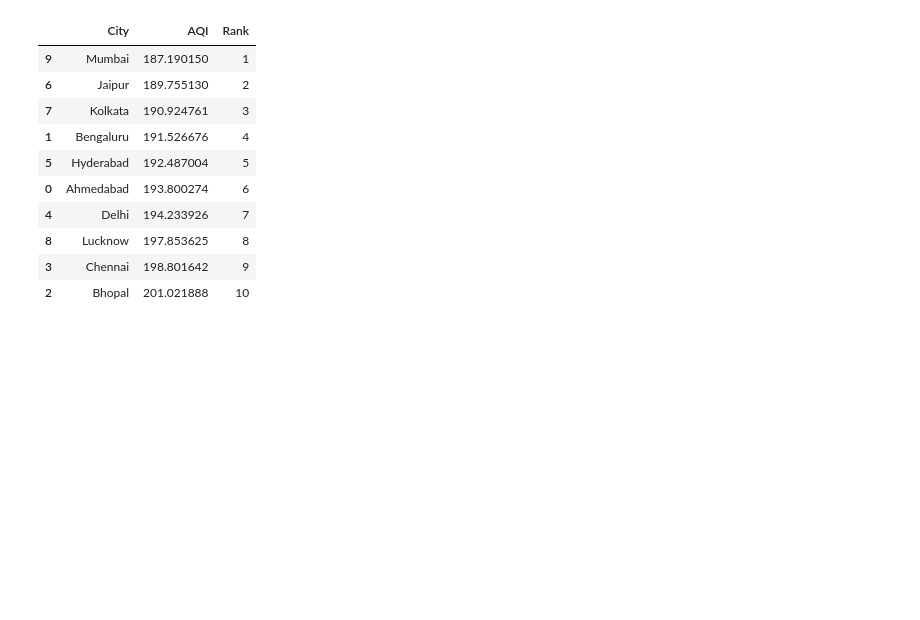
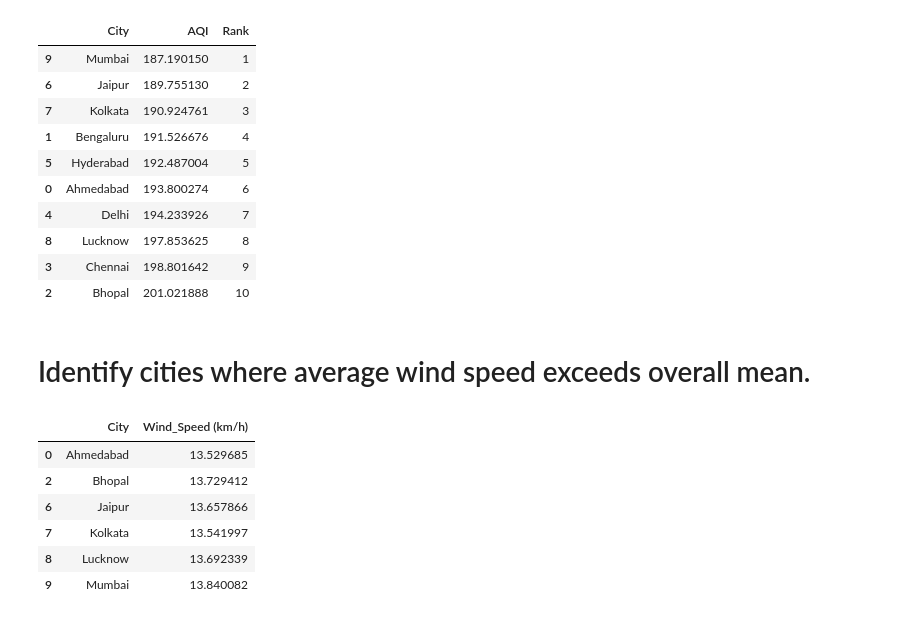
Before and after one commit to MuraliAirody/PyAi_Foundation, a Jupyter notebook: Practice/climate.ipynb, the cells around one changed output. Saved outputs shown, nothing was run; the diff lists cells and outputs as text; code cells hidden in the pictures; blank space fills up the shorter version.

```diff
--- a/Practice/climate.ipynb
+++ b/Practice/climate.ipynb
@@ -411,3 +411,19 @@ result.sort_values("Rank")
 | 8 | Lucknow | 197.853625 | 8 |
 | 3 | Chennai | 198.801642 | 9 |
 | 2 | Bhopal | 201.021888 | 10 |
+# %% [markdown]
+# Identify cities where average wind speed exceeds overall mean.
+# %%
+overall_windSpeed = master_data["Wind_Speed (km/h)"].mean()
+
+avg_windSpeed = master_data.groupby("City")["Wind_Speed (km/h)"].mean().reset_index()
+
+avg_windSpeed[avg_windSpeed["Wind_Speed (km/h)"]>overall_windSpeed]
+# %% [output]
+|  | City | Wind_Speed (km/h) |
+| 0 | Ahmedabad | 13.529685 |
+| 2 | Bhopal | 13.729412 |
+| 6 | Jaipur | 13.657866 |
+| 7 | Kolkata | 13.541997 |
+| 8 | Lucknow | 13.692339 |
+| 9 | Mumbai | 13.840082 |
```
Also changed, not shown: parts of 5 cells of this notebook.
